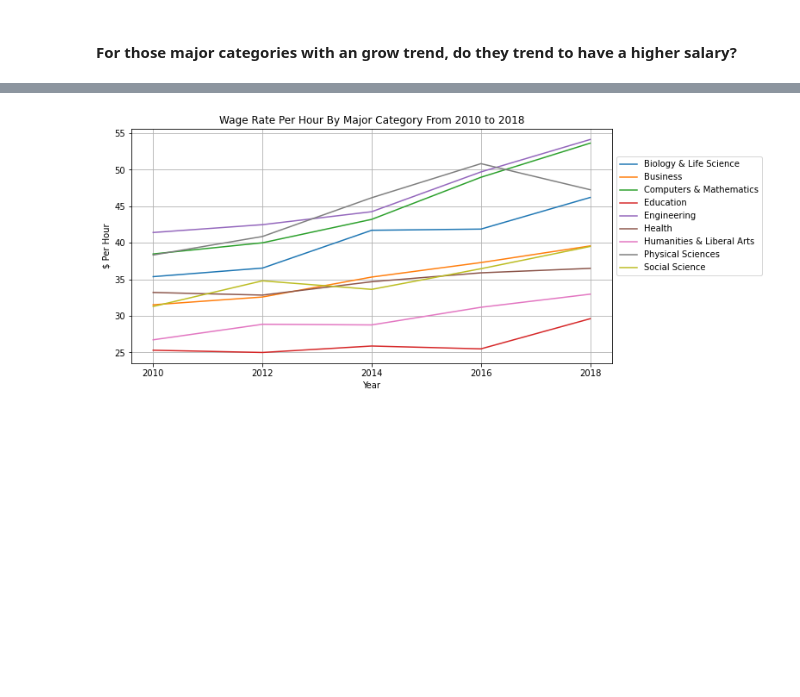
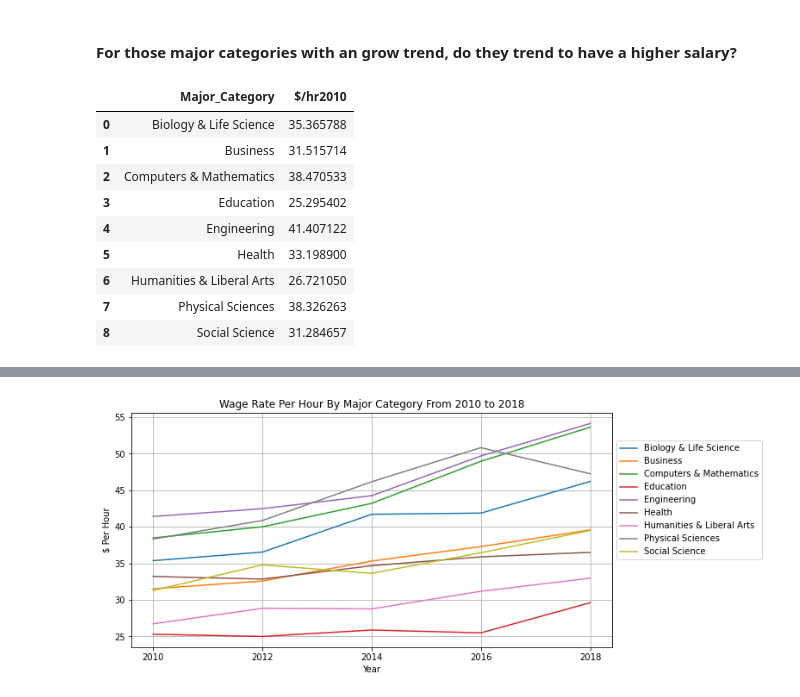
Before and after one commit to UCB-stat-159-s22/hw07-Group21, a Jupyter notebook: stephen-analysis.ipynb, the cells around one changed output, grey strips where cells are left out. Drawn from its saved outputs; the diff is of its cells as text; code cells hidden in the pictures; blank space fills up the shorter version.

```diff
--- a/stephen-analysis.ipynb
+++ b/stephen-analysis.ipynb
@@ -191,35 +113,5 @@ plotting_trend(employment_rate_df, "Employment Rate By Major Category From 2010
 _By looking at the line plot above, we would only keep the major categories that have an increasing trend. They are Engineer, Biology & Life Science, Computers & Mathematics, and Health. The remaing major categories that have a stable trend are Humanities & Liberal Arts and Social Science. Therefore, major categories in Engineer, Biology & Life Science, Computers & Mathematics, Health, Humanities & Liberal Arts and Social Science trend to have a stable demand of jobs over time._
 # %% [markdown]
 #### For those major categories with an grow trend, do they trend to have a higher salary?
-# %%
-# function to calculate wage rate in each major category
-def filter_major_category(table, year):
-    """
-    Input:
-        - table: table that needs to add a new variable
-        - year: the year of that table
-    Adjusting the total hours, then calculate the wage rate for each major category.
-    Return dataframe with a new wage rate column
-    """
-    temp_table = table.copy()
-
-    # we only want to include the employed people
-    temp_table = temp_table[temp_table["COW"] == "Employed"]
-
-    # only include the major categories with growth
-    temp_table = temp_table[temp_table["Major_Category"].isin(employment_rate_df.columns)]
-
-    # adjusting the WAGP based on the ADJING, assuming works 4 weeks each months
-    total_hours = temp_table["WKHP"].astype(int) * 4 * 12
-
-    temp_table["$/hr" + str(year)] = temp_table["ADJINC"] * 1e-6 * temp_table["WAGP"] / total_hours
-
-    # keep columns that are meaningful
-    temp_table = temp_table[["$/hr" + str(year), "Major_Category"]]
-
-    # group by each major category, calculate the average wage per hour in the whole table
-    temp_table = temp_table.groupby("Major_Category").mean().reset_index()
-
-    return temp_table
 # %%
 # store the first year data
@@ -231,6 +123,19 @@ for key in wage_data_dict:
     avg_wage_per_hr = avg_wage_per_hr.merge(new_avg_per_hr, on = "Major_Category")
 
 # avg_wage_per_hr
+# %%
+filter_major_category(new_edu_wage10, 2010, employment_rate_df)
+# %% [output]
+|  | Major_Category | $/hr2010 |
+| 0 | Biology & Life Science | 35.365788 |
+| 1 | Business | 31.515714 |
+| 2 | Computers & Mathematics | 38.470533 |
+| 3 | Education | 25.295402 |
+| 4 | Engineering | 41.407122 |
+| 5 | Health | 33.198900 |
+| 6 | Humanities & Liberal Arts | 26.721050 |
+| 7 | Physical Sciences | 38.326263 |
+| 8 | Social Science | 31.284657 |
 # %%
 # transpose the dataframe, easy for plotting
 avg_wage_per_hr = avg_wage_per_hr.set_index("Major_Category")
```
Also changed, not shown: parts of 6 cells of this notebook, 8 other files.
